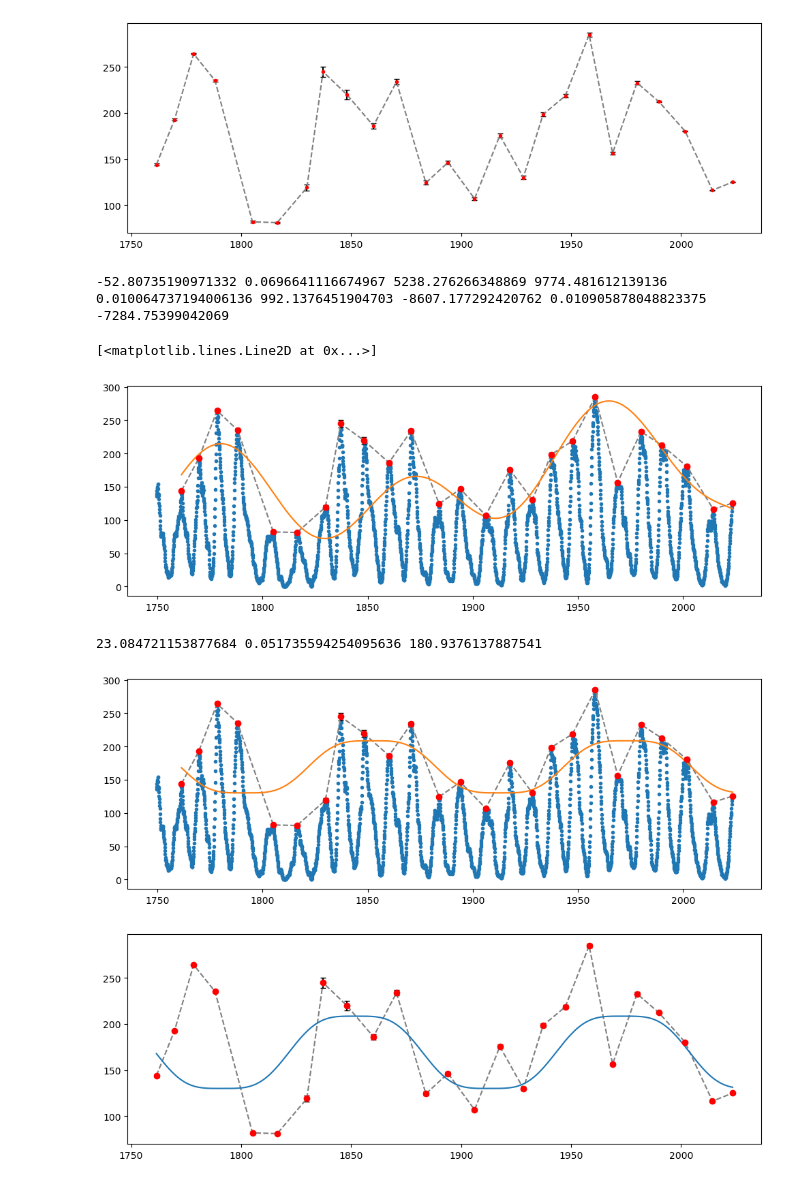
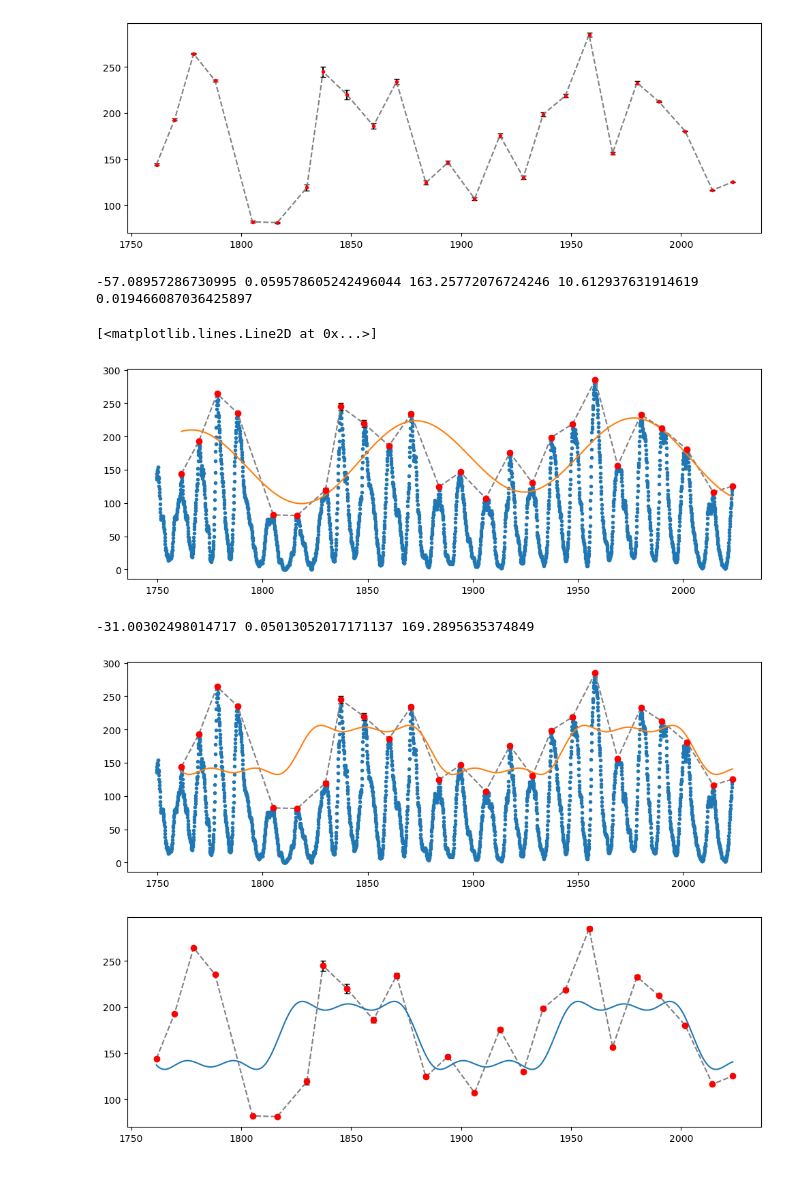
Before and after one commit to Focus9752/Solpletter_projekt, a Jupyter notebook: Scuffed stuff/Ekstrema.ipynb, the cells around one changed output. Drawn from its saved outputs; the diff is of its cells as text; code cells hidden in the pictures.

```diff
--- a/Scuffed stuff/Ekstrema.ipynb
+++ b/Scuffed stuff/Ekstrema.ipynb
@@ -74,30 +74,30 @@ plt.plot(Maximum_dato, Maximum_plet, linestyle='dashed', color='gray')
 # %%
 from scipy.optimize import curve_fit
 
-def func(x, a, b, c, d, e, f, g, h, i):
-    return a*np.sin(x*b)+c + d*np.cos(e*x)+f + g*np.sin(h*x)+i
+def func(x, a, b, c, d, e):
+    return a*np.sin(x*b)+c + d*np.cos(e*x)
 
-par, cov = curve_fit(func, Maximum_dato, Maximum_plet, p0=[1000, 0.07, 175, 500, 0.01, 250, 250, 0.01, 250], sigma=Maximum_usikkerhed, absolute_sigma=True, maxfev=8000)
+par, cov = curve_fit(func, Maximum_dato, Maximum_plet, p0=[1000, 0.06, 500, 50, 0.02], sigma=Maximum_usikkerhed, absolute_sigma=True, maxfev=8000)
 xx = np.linspace(Maximum_dato[0], Maximum_dato[-1], 1000)
 yy = func(xx, *par)
 print(*par)
 
 plt.figure(figsize=[12,4])
 plt.plot(dato_fraction, SN,'.')
 plt.errorbar(Maximum_dato, Maximum_plet, fmt='o', yerr=Maximum_usikkerhed, ecolor='black', capsize=3, color='red')
 plt.plot(Maximum_dato, Maximum_plet, linestyle='dashed', color='gray')
 plt.plot(xx,yy)
 # %% [output]
--52.80735190971332 0.0696641116674967 5238.276266348869 9774.481612139136 0.010064737194006136 992.1376451904703 -8607.177292420762 0.010905878048823375 -7284.75399042069
+-57.08957286730995 0.059578605242496044 163.25772076724246 10.612937631914619 0.019466087036425897
 [<matplotlib.lines.Line2D at 0x...>]
-[figure, old version]
+[figure, new version]
 # %%
 from scipy.optimize import curve_fit
 
 def fourier(x, a, b, c):
-    return 1/(2*np.pi)*a*(12*np.sin(b*x) + 4*np.sin(3*b*x)/3 - np.pi) + c
+    return 4/np.pi*a*(np.sin(b*x) + np.sin(3*b*x)/3 + np.sin(5*b*x)/5) + c
 
-par, cov = curve_fit(fourier, Maximum_dato, Maximum_plet, p0=[500, 0.052, 100], sigma=Maximum_usikkerhed, absolute_sigma=True, maxfev=8000)
+par, cov = curve_fit(fourier, Maximum_dato, Maximum_plet, p0=[5000, 0.05, 100], sigma=Maximum_usikkerhed, absolute_sigma=True, maxfev=8000)
 xx = np.linspace(Maximum_dato[0], Maximum_dato[-1], 1000)
 yy = fourier(xx, *par)
 print(*par)
@@ -115,6 +115,6 @@ plt.plot(Maximum_dato, Maximum_plet, linestyle='dashed', color='gray')
 plt.plot(xx,yy)
 plt.show()
 # %% [output]
-23.084721153877684 0.051735594254095636 180.9376137887541
+-31.00302498014717 0.05013052017171137 169.2895635374849
-[figure, old version]
+[figure, new version]
-[figure, old version]
+[figure, new version]
```
Also changed, not shown: 1 other file.
